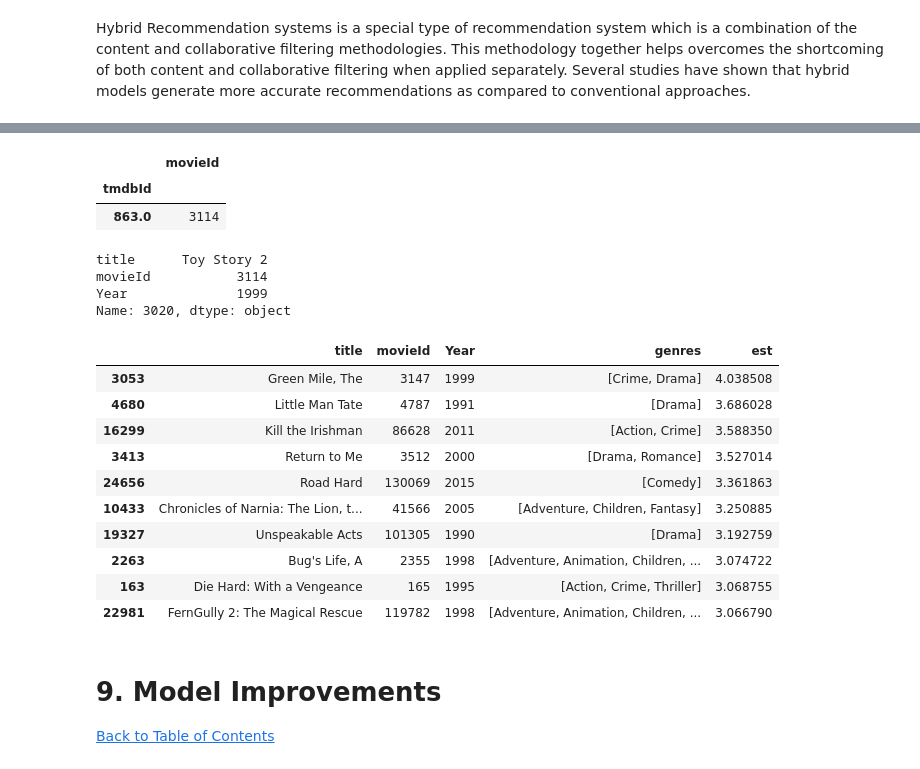
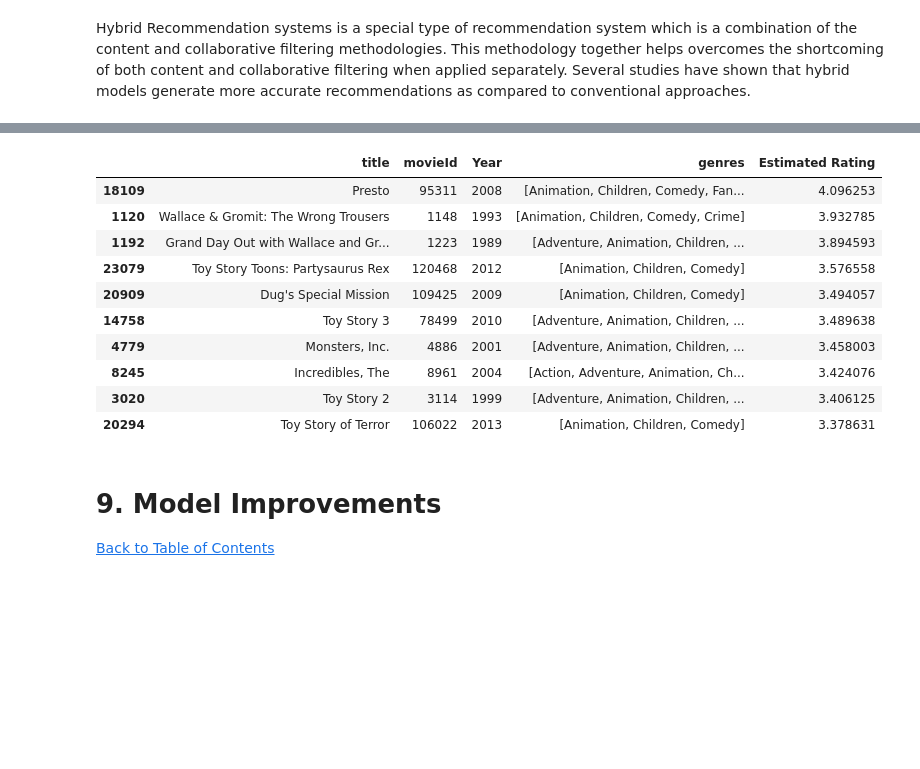
Before and after one commit to RogerA11/Streamlit-Movie-Recommendation-System, a Jupyter notebook: CBB5_Movie_Recommendation.ipynb, the cells around one changed output, grey strips where cells are left out. Cells and saved outputs as stored; diff of their text form; code cells hidden in the pictures; blank space fills up the shorter version.

```diff
--- a/CBB5_Movie_Recommendation.ipynb
+++ b/CBB5_Movie_Recommendation.ipynb
@@ -952,16 +916,3 @@ content_input_data_df[content_input_data_df['title']=='Toy Story 2']#.head()
-# %%
-df_link_hybrid_indices_map[df_link_hybrid_indices_map['movieId']==3114]
-# %% [output]
-|  | movieId |
-| tmdbId |  |
-| 863.0 | 3114 |
-# %%
-content_input_data_df.iloc[1972][['title','movieId','Year']]
-# %% [output]
-title      Toy Story 2
-movieId           3114
-Year              1999
-Name: 3020, dtype: object
 # %%
 def hybrid(userId, title):
     idx = indices[title]
@@ -981,23 +932,23 @@ def hybrid(userId, title):
         rating_predict[x]=svd.predict(userId, movieID[x])[3]
 
     #print(rating_predict)
-    movies['est']=rating_predict
-    movies = movies.sort_values('est', ascending=False)
+    movies['Estimated Rating']=rating_predict
+    movies = movies.sort_values('Estimated Rating', ascending=False)
     return movies.head(10)
 # %%
-hybrid(1, 'Jumanji')
+hybrid(1, 'Toy Story')
 # %% [output]
-|  | title | movieId | Year | genres | est |
-| 3053 | Green Mile, The | 3147 | 1999 | [Crime, Drama] | 4.038508 |
-| 4680 | Little Man Tate | 4787 | 1991 | [Drama] | 3.686028 |
-| 16299 | Kill the Irishman | 86628 | 2011 | [Action, Crime] | 3.588350 |
-| 3413 | Return to Me | 3512 | 2000 | [Drama, Romance] | 3.527014 |
-| 24656 | Road Hard | 130069 | 2015 | [Comedy] | 3.361863 |
-| 10433 | Chronicles of Narnia: The Lion, t... | 41566 | 2005 | [Adventure, Children, Fantasy] | 3.250885 |
-| 19327 | Unspeakable Acts | 101305 | 1990 | [Drama] | 3.192759 |
-| 2263 | Bug's Life, A | 2355 | 1998 | [Adventure, Animation, Children, ... | 3.074722 |
-| 163 | Die Hard: With a Vengeance | 165 | 1995 | [Action, Crime, Thriller] | 3.068755 |
-| 22981 | FernGully 2: The Magical Rescue | 119782 | 1998 | [Adventure, Animation, Children, ... | 3.066790 |
+|  | title | movieId | Year | genres | Estimated Rating |
+| 18109 | Presto | 95311 | 2008 | [Animation, Children, Comedy, Fan... | 4.096253 |
+| 1120 | Wallace & Gromit: The Wrong Trousers | 1148 | 1993 | [Animation, Children, Comedy, Crime] | 3.932785 |
+| 1192 | Grand Day Out with Wallace and Gr... | 1223 | 1989 | [Adventure, Animation, Children, ... | 3.894593 |
+| 23079 | Toy Story Toons: Partysaurus Rex | 120468 | 2012 | [Animation, Children, Comedy] | 3.576558 |
+| 20909 | Dug's Special Mission | 109425 | 2009 | [Animation, Children, Comedy] | 3.494057 |
+| 14758 | Toy Story 3 | 78499 | 2010 | [Adventure, Animation, Children, ... | 3.489638 |
+| 4779 | Monsters, Inc. | 4886 | 2001 | [Adventure, Animation, Children, ... | 3.458003 |
+| 8245 | Incredibles, The | 8961 | 2004 | [Action, Adventure, Animation, Ch... | 3.424076 |
+| 3020 | Toy Story 2 | 3114 | 1999 | [Adventure, Animation, Children, ... | 3.406125 |
+| 20294 | Toy Story of Terror | 106022 | 2013 | [Animation, Children, Comedy] | 3.378631 |
 # %% [markdown]
 <a id="nine"></a>
 # 9.  Model Improvements
```
Also changed, not shown: parts of 3 cells of this notebook.
